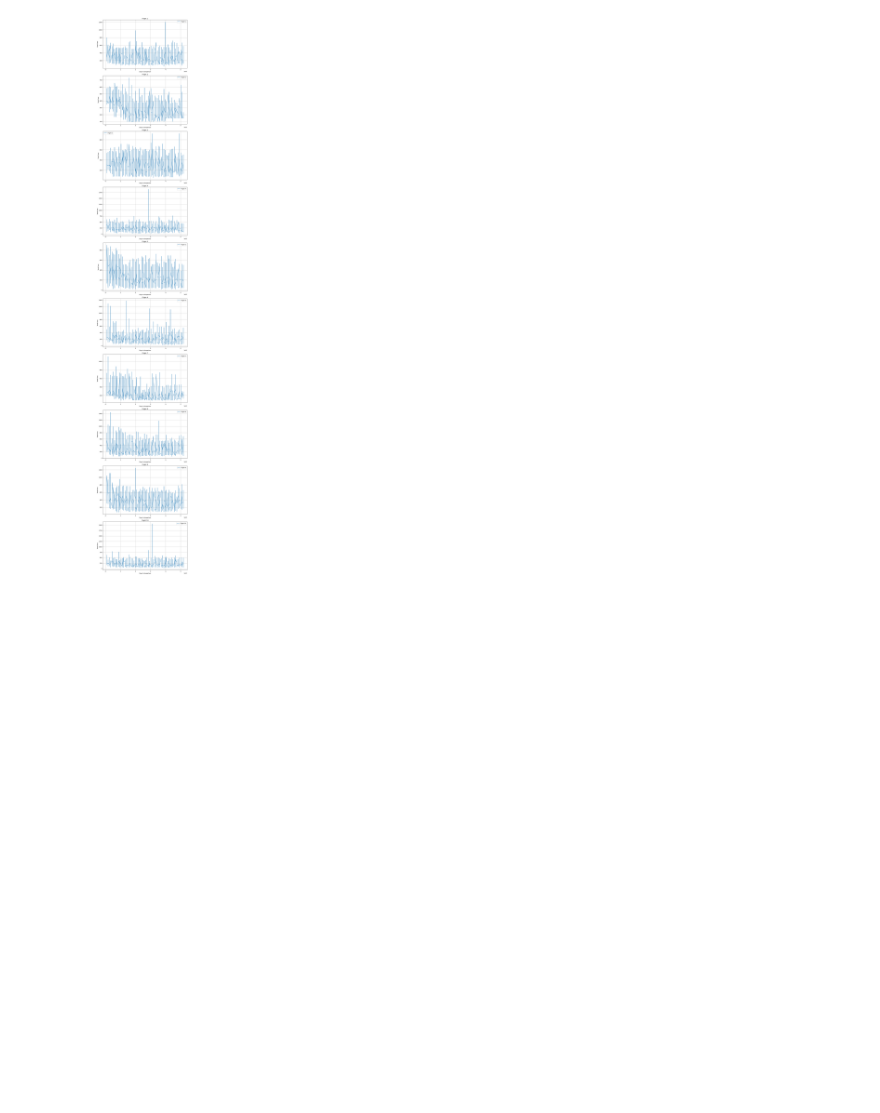
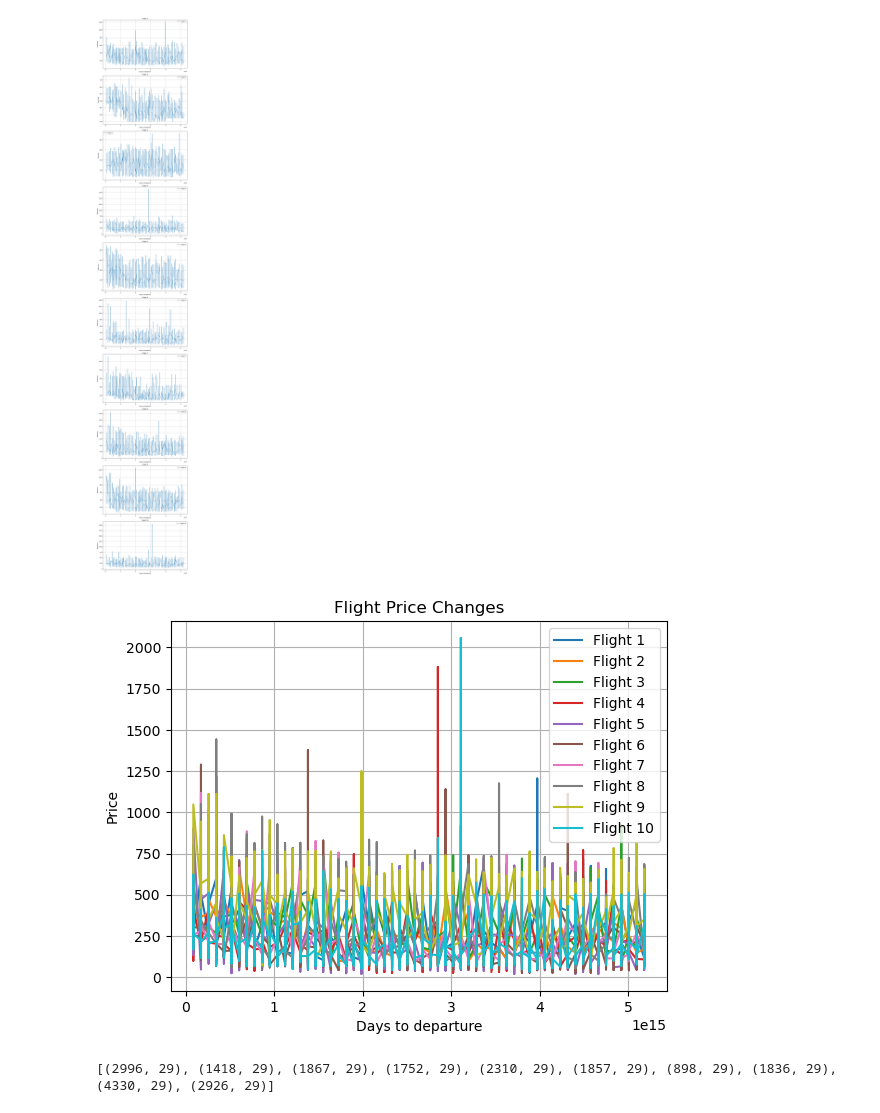
Before and after one commit to bhstoller/AirFareCast, a Jupyter notebook: Sample_v2.ipynb, the cells around one changed output. Cells and saved outputs as stored; diff of their text form; code cells hidden in the pictures; blank space fills up the shorter version.

```diff
--- a/Sample_v2.ipynb
+++ b/Sample_v2.ipynb
@@ -197,3 +197,21 @@ plt.tight_layout()
 plt.show()
 # %% [output]
 [figure]
+# %%
+#Flight price changes for each flight
+for i, flight_df in enumerate(flight_price_changes):
+    plt.plot(flight_df['day_to_dep'], flight_df['totalFare'], label=f'Flight {i+1}')
+
+plt.title('Flight Price Changes')
+plt.xlabel('Days to departure')
+plt.ylabel('Price')
+plt.legend()
+plt.grid()
+plt.show()
+# %% [output]
+[figure, added]
+# %%
+shapes = [df.shape for df in flight_price_changes]
+print(shapes)
+# %% [output]
+[(2996, 29), (1418, 29), (1867, 29), (1752, 29), (2310, 29), (1857, 29), (898, 29), (1836, 29), (4330, 29), (2926, 29)]
```
Also changed, not shown: parts of 3 cells of this notebook.
